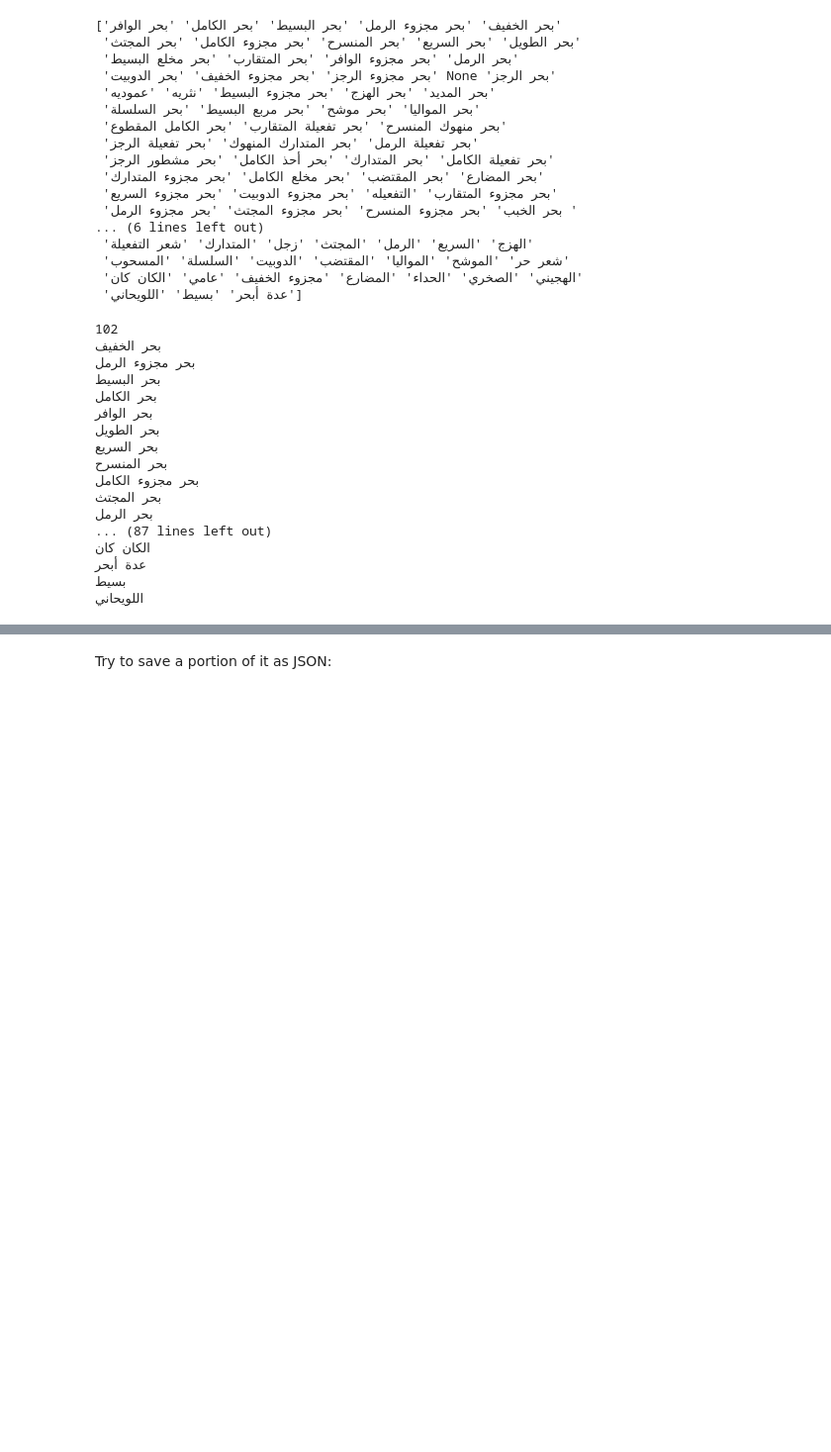
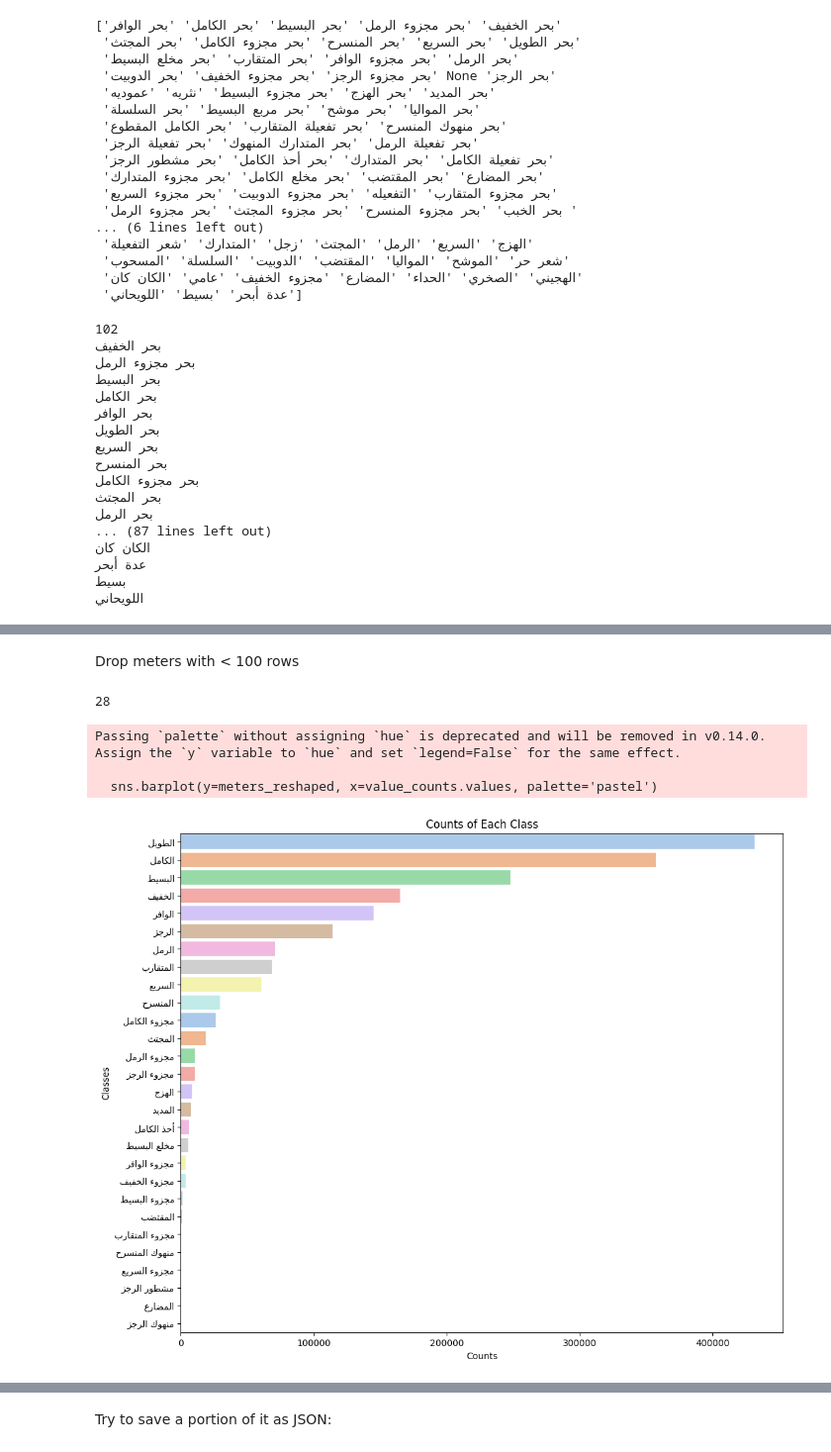
Before and after one commit to AbdulRahmanBenatia/Allam-Challenge, a Jupyter notebook: preprocess.ipynb, the cells around one changed output, grey strips where cells are left out. Shown: that part at 99% size. Saved outputs shown, nothing was run; the diff lists cells and outputs as text; code cells hidden in the pictures; blank space fills up the shorter version.

```diff
--- a/preprocess.ipynb
+++ b/preprocess.ipynb
@@ -205,0 +302,26 @@ print(df_ashaar[df_ashaar['poem meter'] == 'بحر الدوبيت'])
+# %% [markdown]
+Drop meters with < 100 rows
+# %%
+valid_values = value_counts[value_counts >= 100].index
+
+df_filtered = df_filtered[df_filtered['poem meter'].isin(valid_values)]
+# %%
+len(df_filtered['poem meter'].unique())
+# %% [output]
+28
+# %%
+value_counts = df_filtered['poem meter'].value_counts()
+
+meters_reshaped = [reshape_text(m) for m in value_counts.index]
+# Plot horizontal bar
+plt.figure(figsize=(12, 10))
+sns.barplot(y=meters_reshaped, x=value_counts.values, palette='pastel')
+plt.title('Counts of Each Class')
+plt.xlabel('Counts')
+plt.ylabel('Classes')
+plt.show()
+# %% [output]
+Passing `palette` without assigning `hue` is deprecated and will be removed in v0.14.0. Assign the `y` variable to `hue` and set `legend=False` for the same effect.
+
+  sns.barplot(y=meters_reshaped, x=value_counts.values, palette='pastel')
+[figure, added]
```
Also changed, not shown: parts of 43 cells of this notebook, 4 other files.
